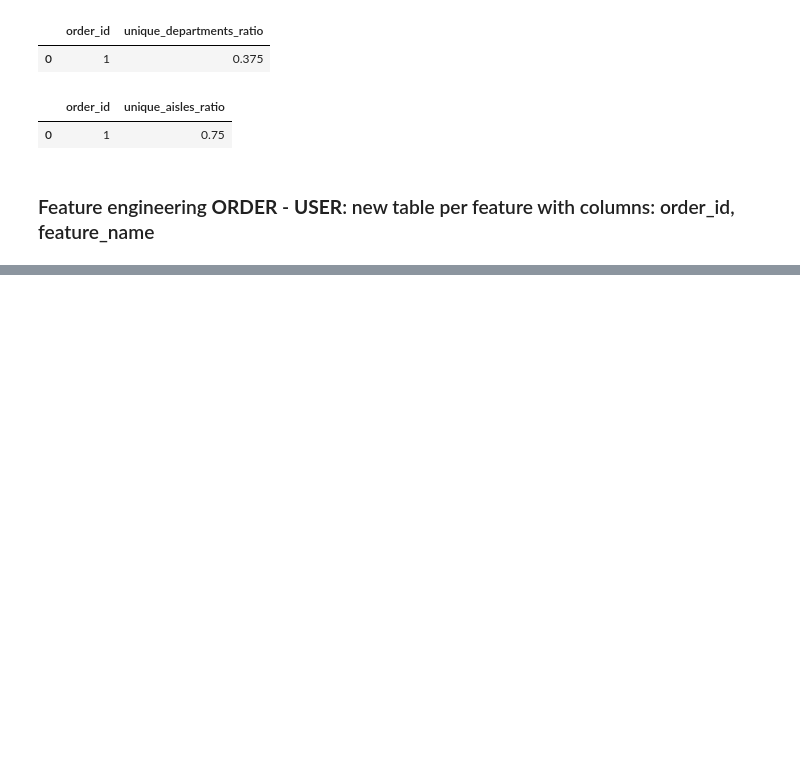
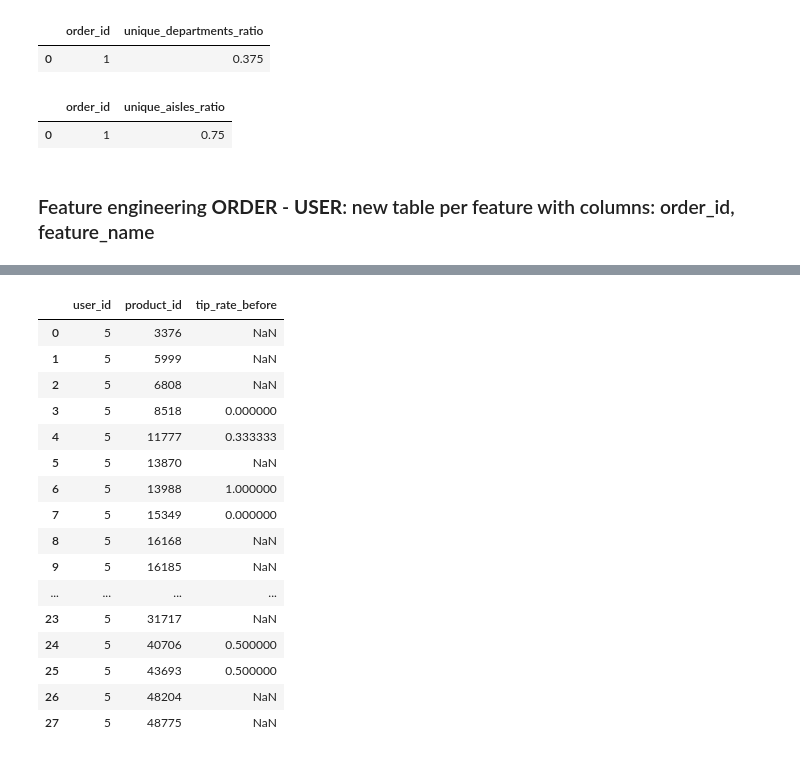
Before and after one commit to tobiiu/DABI-2, a Jupyter notebook: Features_1.ipynb, the cells around one changed output, grey strips where cells are left out. Saved outputs shown, nothing was run; the diff lists cells and outputs as text; code cells hidden in the pictures; blank space fills up the shorter version.

```diff
--- a/Features_1.ipynb
+++ b/Features_1.ipynb
@@ -252,4 +270,4 @@ def latest_tip_rate_per_user_product():
     ).last()
 
     return latest[["user_id", "product_id", "tip_rate_before"]]
-#latest_tip_rate_per_user_product().head(6)
+l = latest_tip_rate_per_user_product()
@@ -314 +274,21 @@ orders[orders["user_id"] == 5].merge(order_products_denormalized).merge(tips_pub
+# %%
+l[l["user_id"] == 5].reset_index(drop=True)
+# %% [output]
+|  | user_id | product_id | tip_rate_before |
+| 0 | 5 | 3376 | NaN |
+| 1 | 5 | 5999 | NaN |
+| 2 | 5 | 6808 | NaN |
+| 3 | 5 | 8518 | 0.000000 |
+| 4 | 5 | 11777 | 0.333333 |
+| 5 | 5 | 13870 | NaN |
+| 6 | 5 | 13988 | 1.000000 |
+| 7 | 5 | 15349 | 0.000000 |
+| 8 | 5 | 16168 | NaN |
+| 9 | 5 | 16185 | NaN |
+| ... | ... | ... | ... |
+| 23 | 5 | 31717 | NaN |
+| 24 | 5 | 40706 | 0.500000 |
+| 25 | 5 | 43693 | 0.500000 |
+| 26 | 5 | 48204 | NaN |
+| 27 | 5 | 48775 | NaN |
 # %%
```
Also changed, not shown: parts of 9 cells of this notebook.
